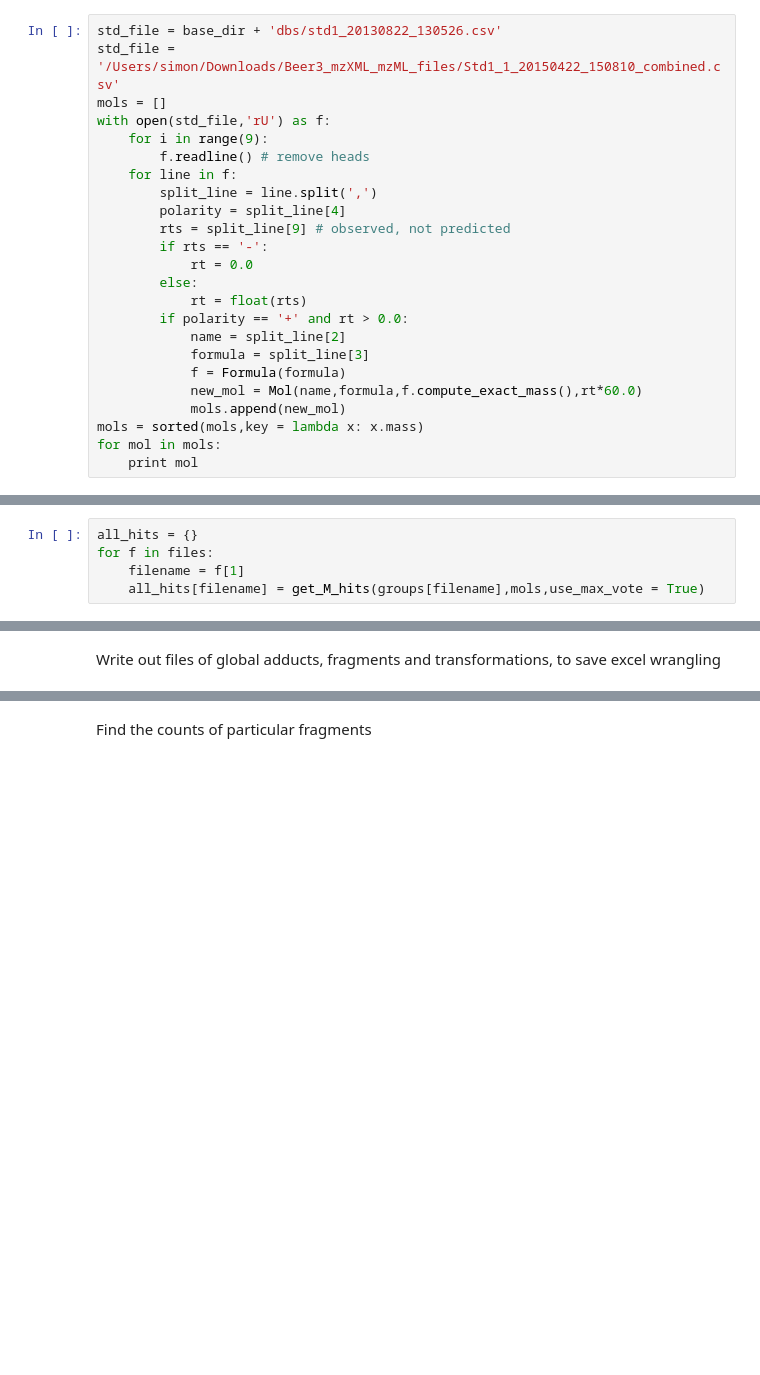
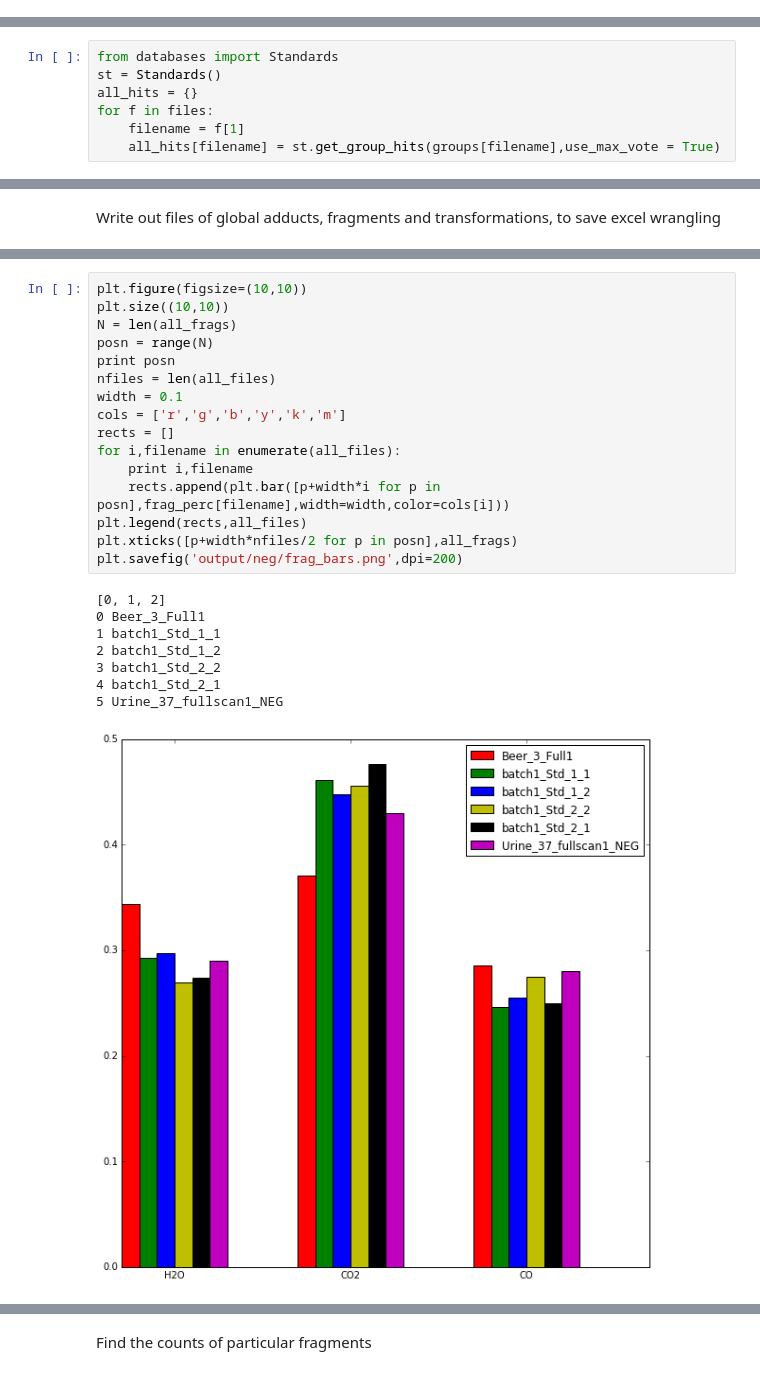
Before and after one commit to sdrogers/ms1fun, a Jupyter notebook: notebooks/Negative Mode Voting.ipynb, the cells around one changed output, grey strips where cells are left out. Saved outputs shown, nothing was run; the diff lists cells and outputs as text; blank space fills up the shorter version.

Commit message:
refactoring databases

```diff
--- a/notebooks/Negative Mode Voting.ipynb
+++ b/notebooks/Negative Mode Voting.ipynb
@@ -116,24 +98,0 @@ class Mol(object):
-# %%
-std_file = base_dir + 'dbs/std1_20130822_130526.csv'
-std_file = '/Users/simon/Downloads/Beer3_mzXML_mzML_files/Std1_1_20150422_150810_combined.csv'
-mols = []
-with open(std_file,'rU') as f:
-    for i in range(9):
-        f.readline() # remove heads
-    for line in f:
-        split_line = line.split(',')
-        polarity = split_line[4]
-        rts = split_line[9] # observed, not predicted
-        if rts == '-':
-            rt = 0.0
-        else:
-            rt = float(rts)
-        if polarity == '+' and rt > 0.0:
-            name = split_line[2]
-            formula = split_line[3]
-            f = Formula(formula)
-            new_mol = Mol(name,formula,f.compute_exact_mass(),rt*60.0)
-            mols.append(new_mol)
-mols = sorted(mols,key = lambda x: x.mass)
-for mol in mols:
-    print mol
@@ -195,8 +99,10 @@ def get_M_hits(groups,mols,use_max_vote = True):
 # %%
+from databases import Standards
+st = Standards()
 all_hits = {}
 for f in files:
     filename = f[1]
-    all_hits[filename] = get_M_hits(groups[filename],mols,use_max_vote = True)
+    all_hits[filename] = st.get_group_hits(groups[filename],use_max_vote = True)
 # %%
 # Sort the groups according to votes (top ones first)
 global_adduct_counts = {}
@@ -392,0 +325,25 @@ with open('output/neg/global_transformations.txt','w') as f:
+# %%
+plt.figure(figsize=(10,10))
+plt.size((10,10))
+N = len(all_frags)
+posn = range(N)
+print posn
+nfiles = len(all_files)
+width = 0.1
+cols = ['r','g','b','y','k','m']
+rects = []
+for i,filename in enumerate(all_files):
+    print i,filename
+    rects.append(plt.bar([p+width*i for p in posn],frag_perc[filename],width=width,color=cols[i]))
+plt.legend(rects,all_files)
+plt.xticks([p+width*nfiles/2 for p in posn],all_frags)
+plt.savefig('output/neg/frag_bars.png',dpi=200)
+# %% [output]
+[0, 1, 2]
+0 Beer_3_Full1
+1 batch1_Std_1_1
+2 batch1_Std_1_2
+3 batch1_Std_2_2
+4 batch1_Std_2_1
+5 Urine_37_fullscan1_NEG
+[figure, added]
```
Also changed, not shown: parts of 11 cells of this notebook, 22 other files.
